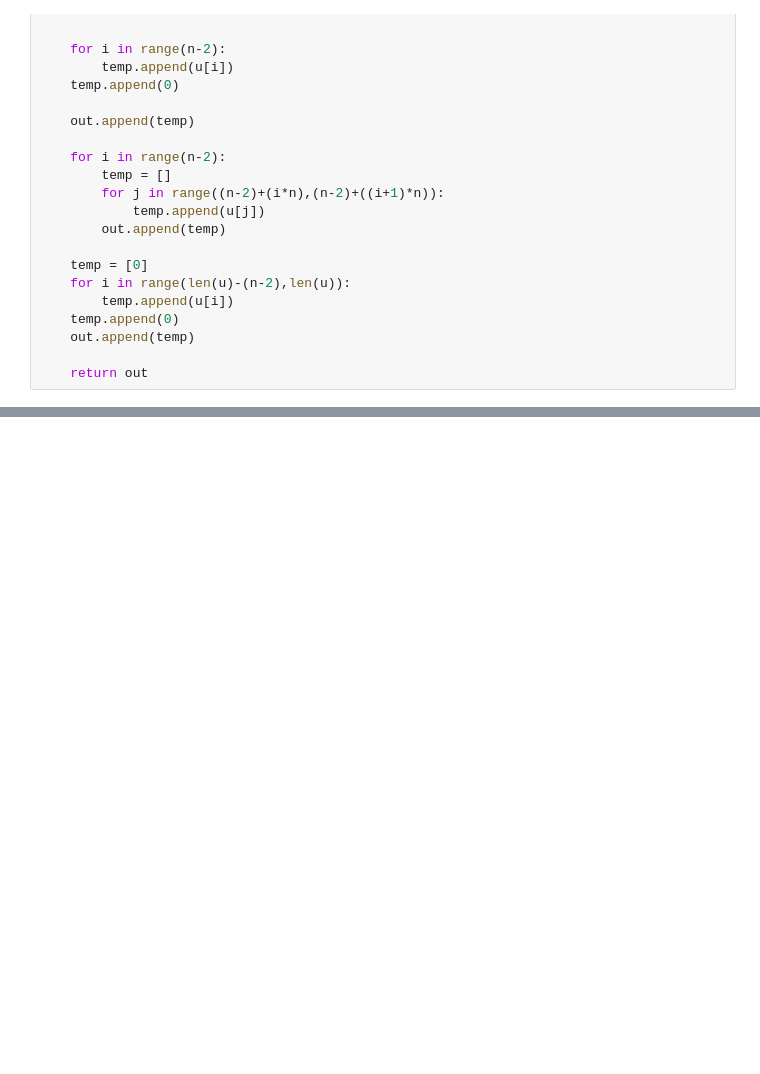
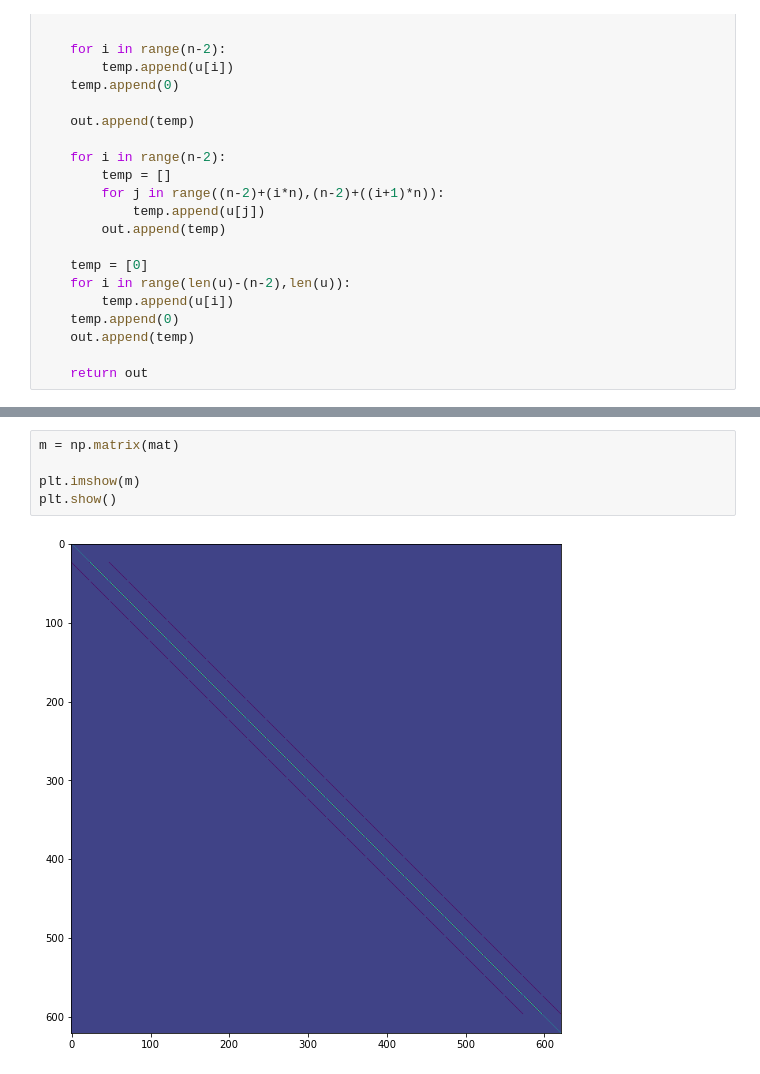
Before and after one commit to AMSC22-23/MultiGrid-Untila-Cecchettini-Capoferri, a Jupyter notebook: test_poisson.ipynb, the cells around one changed output, grey strips where cells are left out. Saved outputs shown, nothing was run; the diff lists cells and outputs as text; blank space fills up the shorter version.

```diff
--- a/test_poisson.ipynb
+++ b/test_poisson.ipynb
@@ -130,0 +133,7 @@ plt.show()
+# %%
+m = np.matrix(mat)
+
+plt.imshow(m)
+plt.show()
+# %% [output]
+[figure, added]
```
Also changed, not shown: parts of 3 cells of this notebook.
